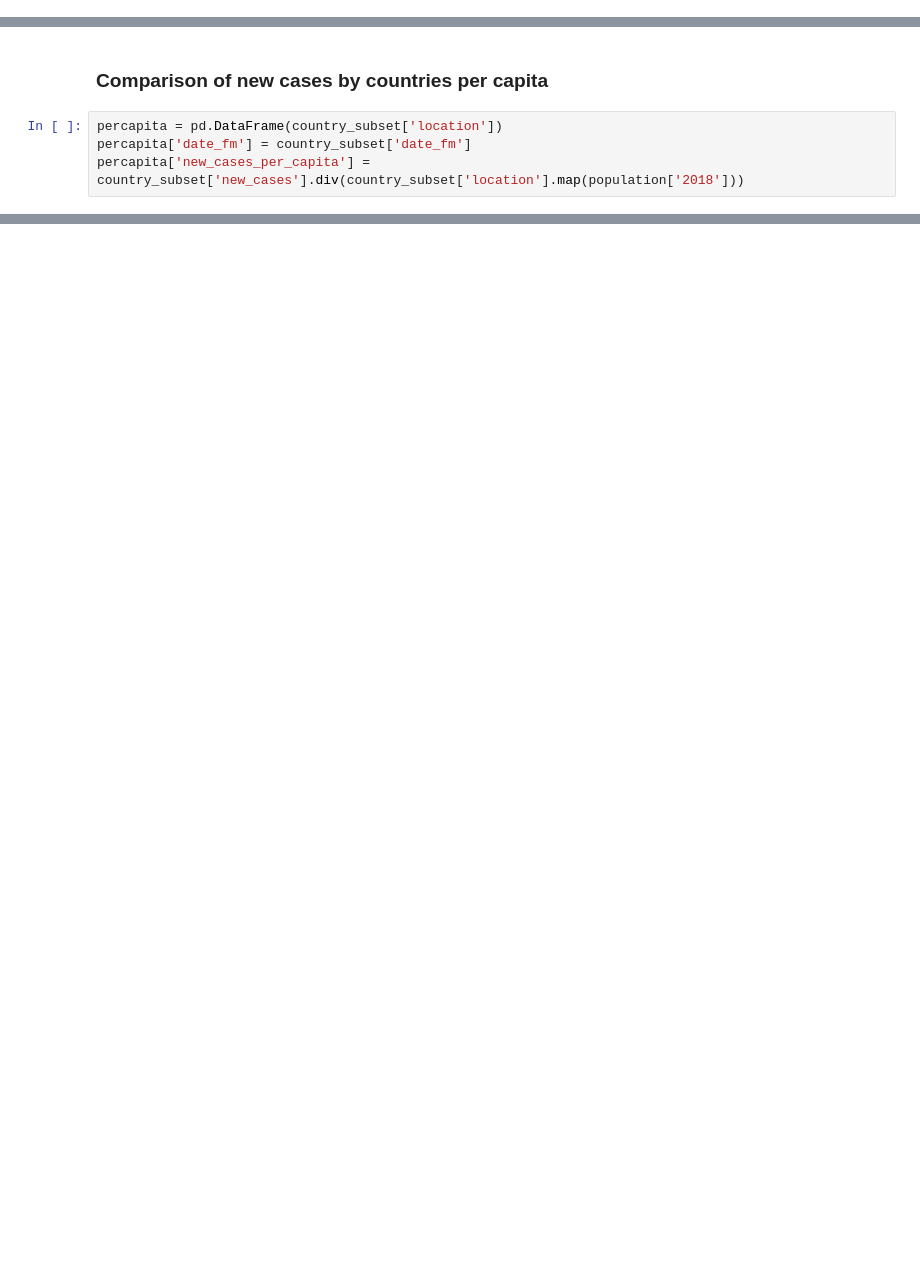
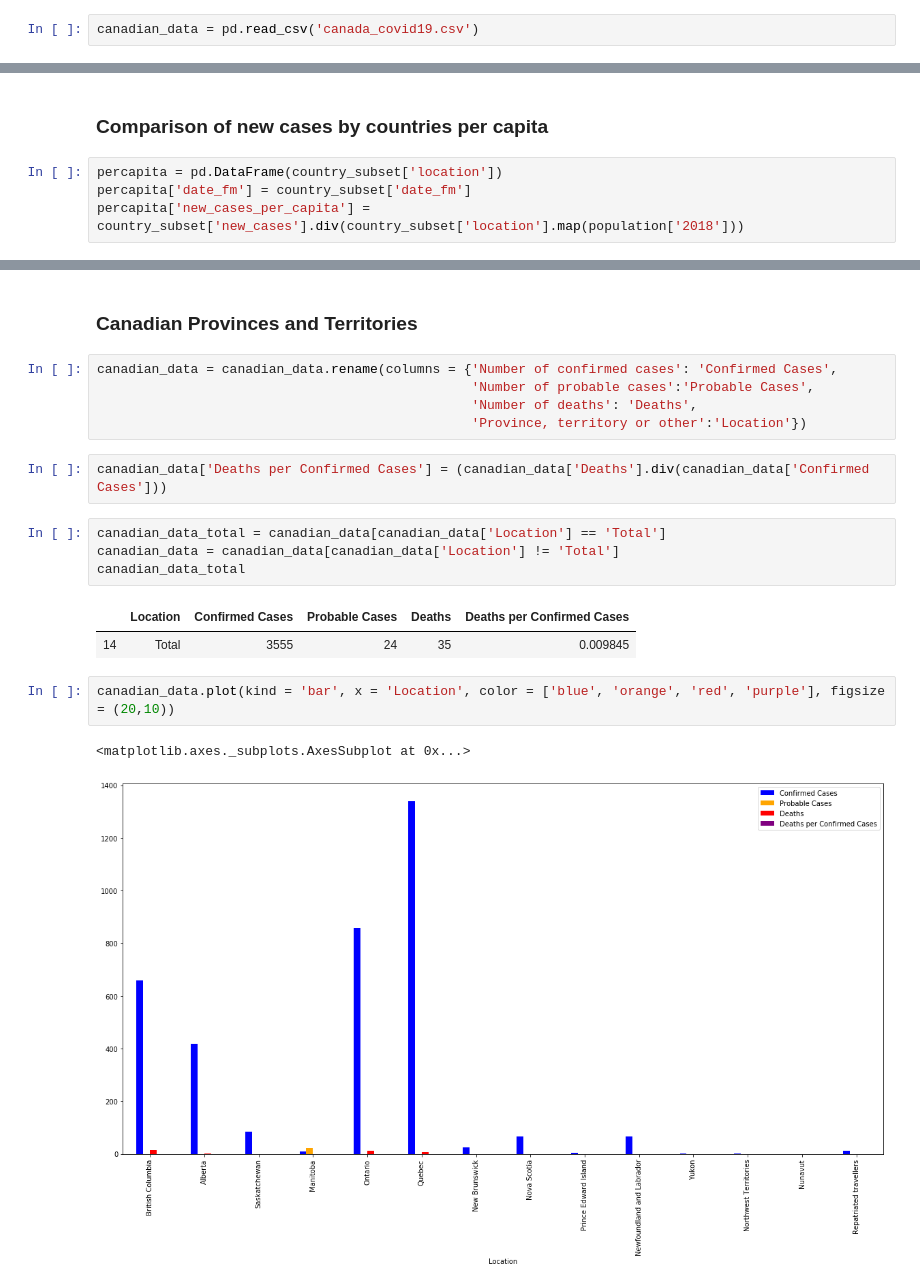
Before and after one commit to ambreen2006/Covid-19-Analysis, a Jupyter notebook: Covid-19-per-capita.ipynb, the cells around one changed output, grey strips where cells are left out. Drawn from its saved outputs; the diff is of its cells as text; blank space fills up the shorter version.

Commit message:
Scraping data for Canadian provinces

```diff
--- a/Covid-19-per-capita.ipynb
+++ b/Covid-19-per-capita.ipynb
@@ -47,6 +48,8 @@ rpopulation_data.head()
 | 3 | Albania | ALB | Population, total | SP.POP.TOTL | 1608800.0 | 1659800.0 | 1711319.0 | 1762621.0 | ... |
 | 4 | Andorra | AND | Population, total | SP.POP.TOTL | 13411.0 | 14375.0 | 15370.0 | 16412.0 | ... |
 5 rows × 64 columns
+# %%
+canadian_data = pd.read_csv('canada_covid19.csv')
 # %% [markdown]
 ## Filtering and cleaning data
 # %%
@@ -339,0 +343,21 @@ new_cases_selected_country.tail(n = 10)
+# %% [markdown]
+### Canadian Provinces and Territories
+# %%
+canadian_data = canadian_data.rename(columns = {'Number of confirmed cases': 'Confirmed Cases',
+                                                'Number of probable cases':'Probable Cases',
+                                                'Number of deaths': 'Deaths',
+                                                'Province, territory or other':'Location'})
+# %%
+canadian_data['Deaths per Confirmed Cases'] = (canadian_data['Deaths'].div(canadian_data['Confirmed Cases']))
+# %%
+canadian_data_total = canadian_data[canadian_data['Location'] == 'Total']
+canadian_data = canadian_data[canadian_data['Location'] != 'Total']
+canadian_data_total
+# %% [output]
+|  | Location | Confirmed Cases | Probable Cases | Deaths | Deaths per Confirmed Cases |
+| 14 | Total | 3555 | 24 | 35 | 0.009845 |
+# %%
+canadian_data.plot(kind = 'bar', x = 'Location', color = ['blue', 'orange', 'red', 'purple'], figsize = (20,10))
+# %% [output]
+<matplotlib.axes._subplots.AxesSubplot at 0x...>
+[figure, added]
```
Also changed, not shown: parts of 23 cells of this notebook, 4 other files.
